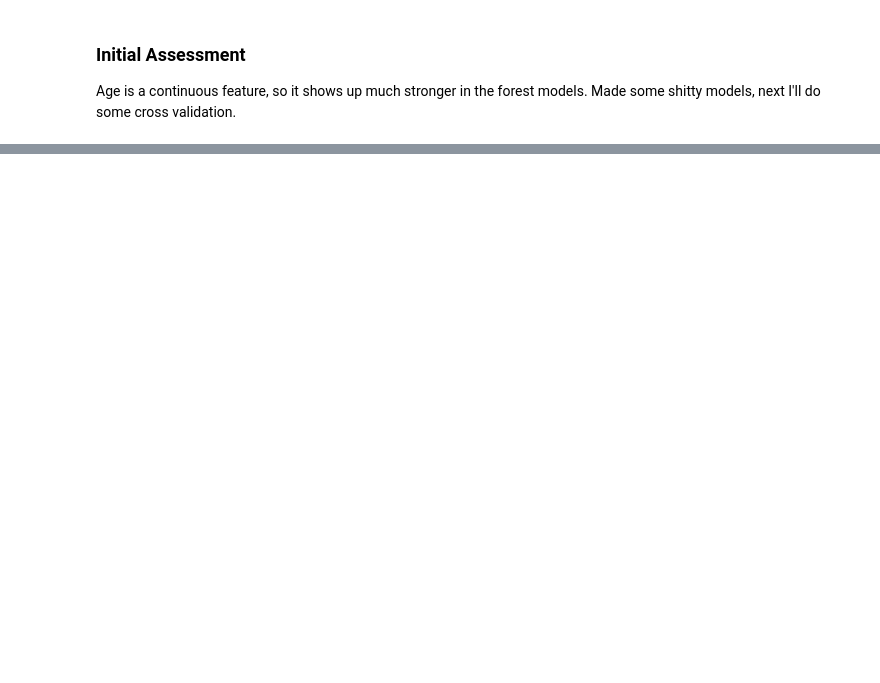
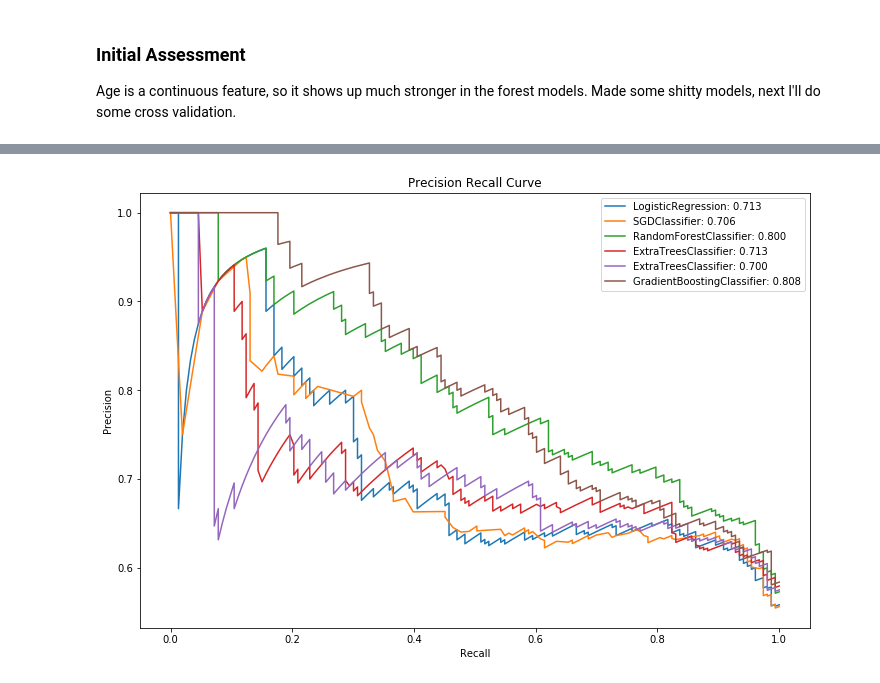
Before and after one commit to kurtrm/predicting_equipment_failure, a Jupyter notebook: notebooks/Untitled.ipynb, the cells around one changed output, grey strips where cells are left out. Drawn from its saved outputs; the diff is of its cells as text; code cells hidden in the pictures; blank space fills up the shorter version.

```diff
--- a/notebooks/Untitled.ipynb
+++ b/notebooks/Untitled.ipynb
@@ -379,0 +391,12 @@ LogisticRegression(C=10.0, class_weight=None, dual=False, fit_intercept=True,
+# %%
+fig, ax = plt.subplots(figsize=(12, 8))
+for a_mod in besties:
+    precision, recall, threshold = precision_recall_curve(y_test, a_mod.predict_proba(X_test)[:, 1])
+    avg_prec = average_precision_score(y_test, a_mod.predict_proba(X_test)[:, 1])
+    ax.plot(recall, precision, label=f'{a_mod.__class__.__name__}: {avg_prec:.3f}')
+ax.set_ylabel('Precision')
+ax.set_xlabel('Recall')
+ax.set_title('Precision Recall Curve')
+ax.legend();
+# %% [output]
+[figure, added]
```
Also changed, not shown: parts of 20 cells of this notebook.
